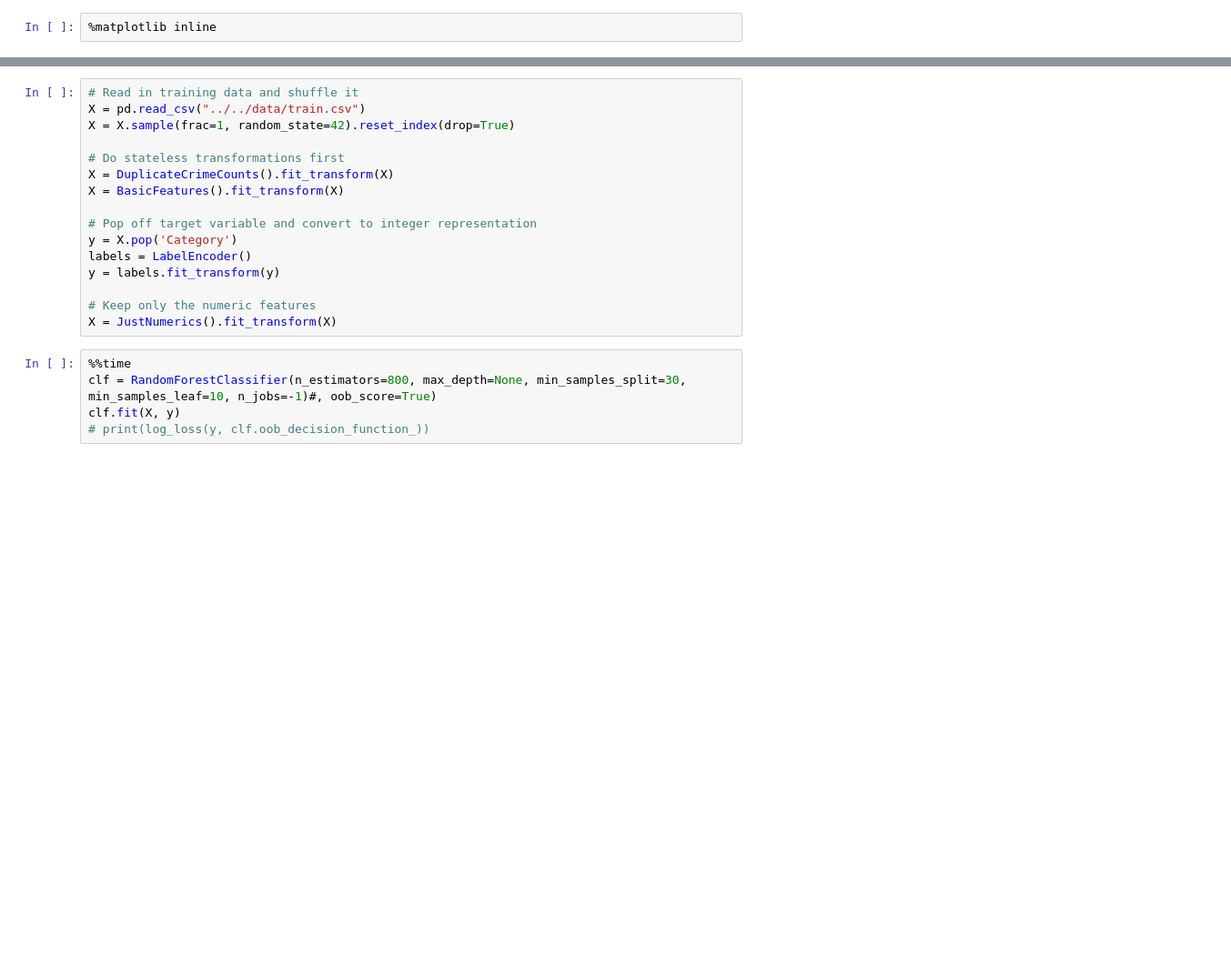
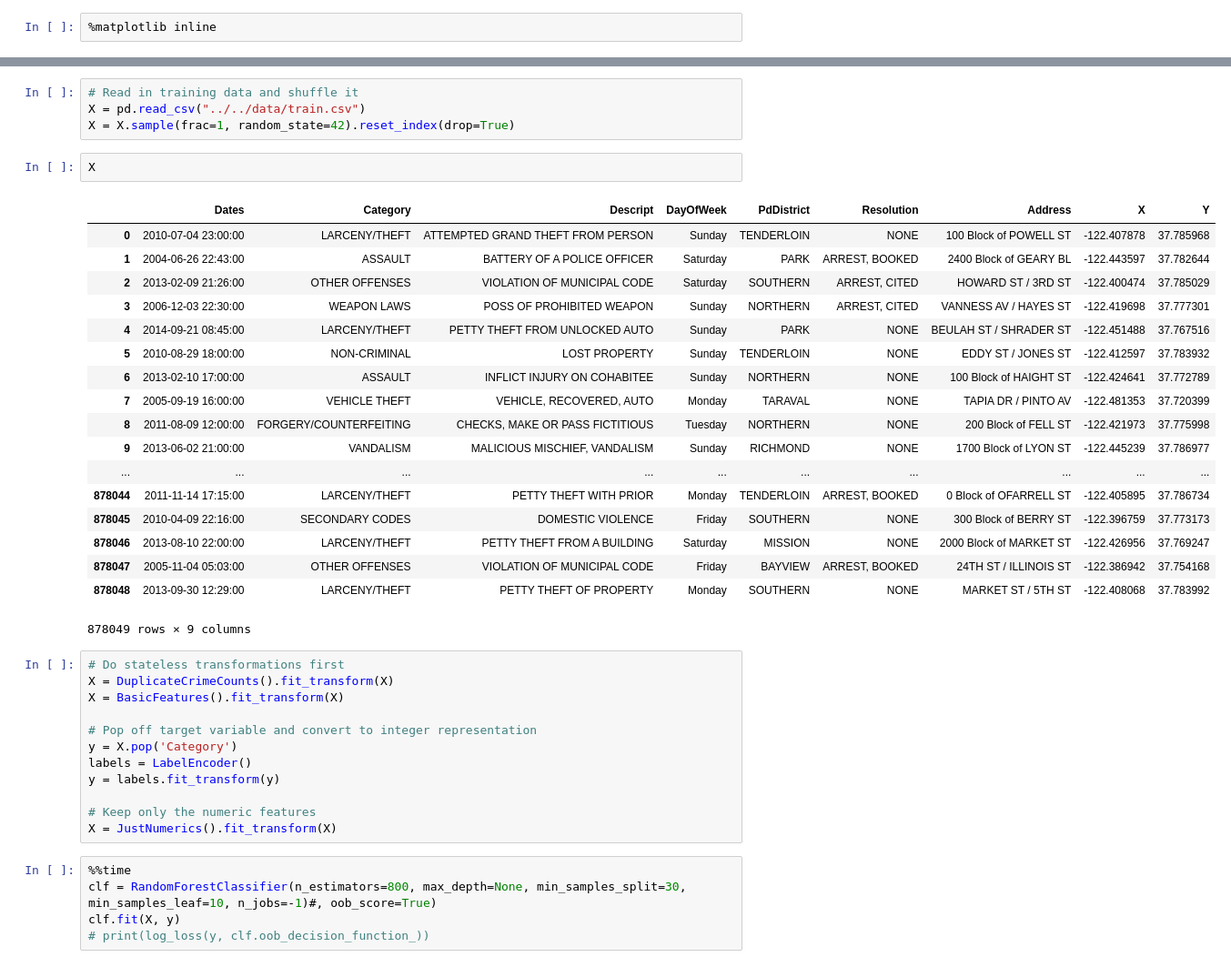
Before and after one commit to j-z0/SF-Crime-Classification, a Jupyter notebook: dev/Jason/Model_exploration_grid.ipynb, the cells around one changed output, grey strips where cells are left out. Shown: that part at 91% size. Saved outputs shown, nothing was run; the diff lists cells and outputs as text; blank space fills up the shorter version.

```diff
--- a/dev/Jason/Model_exploration_grid.ipynb
+++ b/dev/Jason/Model_exploration_grid.ipynb
@@ -313,8 +312,29 @@ class ModelBasedFeatures(BaseEstimator, TransformerMixin):
+# %%
+# Read in training data and shuffle it
+X = pd.read_csv("../../data/train.csv")
+X = X.sample(frac=1, random_state=42).reset_index(drop=True)
+# %%
+X
+# %% [output]
+|  | Dates | Category | Descript | DayOfWeek | PdDistrict | Resolution | Address | X | Y |
+| 0 | 2010-07-04 23:00:00 | LARCENY/THEFT | ATTEMPTED GRAND THEFT FROM PERSON | Sunday | TENDERLOIN | NONE | 100 Block of POWELL ST | -122.407878 | 37.785968 |
+| 1 | 2004-06-26 22:43:00 | ASSAULT | BATTERY OF A POLICE OFFICER | Saturday | PARK | ARREST, BOOKED | 2400 Block of GEARY BL | -122.443597 | 37.782644 |
+| 2 | 2013-02-09 21:26:00 | OTHER OFFENSES | VIOLATION OF MUNICIPAL CODE | Saturday | SOUTHERN | ARREST, CITED | HOWARD ST / 3RD ST | -122.400474 | 37.785029 |
+| 3 | 2006-12-03 22:30:00 | WEAPON LAWS | POSS OF PROHIBITED WEAPON | Sunday | NORTHERN | ARREST, CITED | VANNESS AV / HAYES ST | -122.419698 | 37.777301 |
+| 4 | 2014-09-21 08:45:00 | LARCENY/THEFT | PETTY THEFT FROM UNLOCKED AUTO | Sunday | PARK | NONE | BEULAH ST / SHRADER ST | -122.451488 | 37.767516 |
+| 5 | 2010-08-29 18:00:00 | NON-CRIMINAL | LOST PROPERTY | Sunday | TENDERLOIN | NONE | EDDY ST / JONES ST | -122.412597 | 37.783932 |
+| 6 | 2013-02-10 17:00:00 | ASSAULT | INFLICT INJURY ON COHABITEE | Sunday | NORTHERN | NONE | 100 Block of HAIGHT ST | -122.424641 | 37.772789 |
+| 7 | 2005-09-19 16:00:00 | VEHICLE THEFT | VEHICLE, RECOVERED, AUTO | Monday | TARAVAL | NONE | TAPIA DR / PINTO AV | -122.481353 | 37.720399 |
+| 8 | 2011-08-09 12:00:00 | FORGERY/COUNTERFEITING | CHECKS, MAKE OR PASS FICTITIOUS | Tuesday | NORTHERN | NONE | 200 Block of FELL ST | -122.421973 | 37.775998 |
+| 9 | 2013-06-02 21:00:00 | VANDALISM | MALICIOUS MISCHIEF, VANDALISM | Sunday | RICHMOND | NONE | 1700 Block of LYON ST | -122.445239 | 37.786977 |
+| ... | ... | ... | ... | ... | ... | ... | ... | ... | ... |
+| 878044 | 2011-11-14 17:15:00 | LARCENY/THEFT | PETTY THEFT WITH PRIOR | Monday | TENDERLOIN | ARREST, BOOKED | 0 Block of OFARRELL ST | -122.405895 | 37.786734 |
+| 878045 | 2010-04-09 22:16:00 | SECONDARY CODES | DOMESTIC VIOLENCE | Friday | SOUTHERN | NONE | 300 Block of BERRY ST | -122.396759 | 37.773173 |
+| 878046 | 2013-08-10 22:00:00 | LARCENY/THEFT | PETTY THEFT FROM A BUILDING | Saturday | MISSION | NONE | 2000 Block of MARKET ST | -122.426956 | 37.769247 |
+| 878047 | 2005-11-04 05:03:00 | OTHER OFFENSES | VIOLATION OF MUNICIPAL CODE | Friday | BAYVIEW | ARREST, BOOKED | 24TH ST / ILLINOIS ST | -122.386942 | 37.754168 |
+| 878048 | 2013-09-30 12:29:00 | LARCENY/THEFT | PETTY THEFT OF PROPERTY | Monday | SOUTHERN | NONE | MARKET ST / 5TH ST | -122.408068 | 37.783992 |
+878049 rows × 9 columns
 # %%
-# Read in training data and shuffle it
-X = pd.read_csv("../../data/train.csv")
-X = X.sample(frac=1, random_state=42).reset_index(drop=True)
-
 # Do stateless transformations first
 X = DuplicateCrimeCounts().fit_transform(X)
 X = BasicFeatures().fit_transform(X)
```
Also changed, not shown: parts of 9 cells of this notebook, 2 other files.
